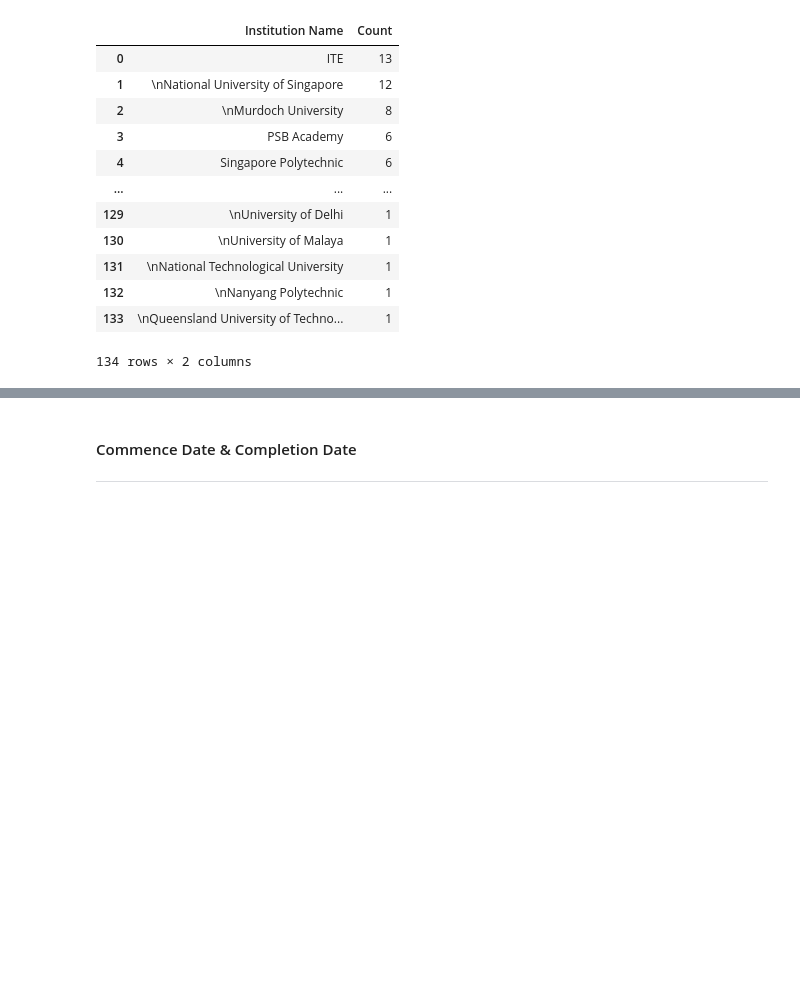
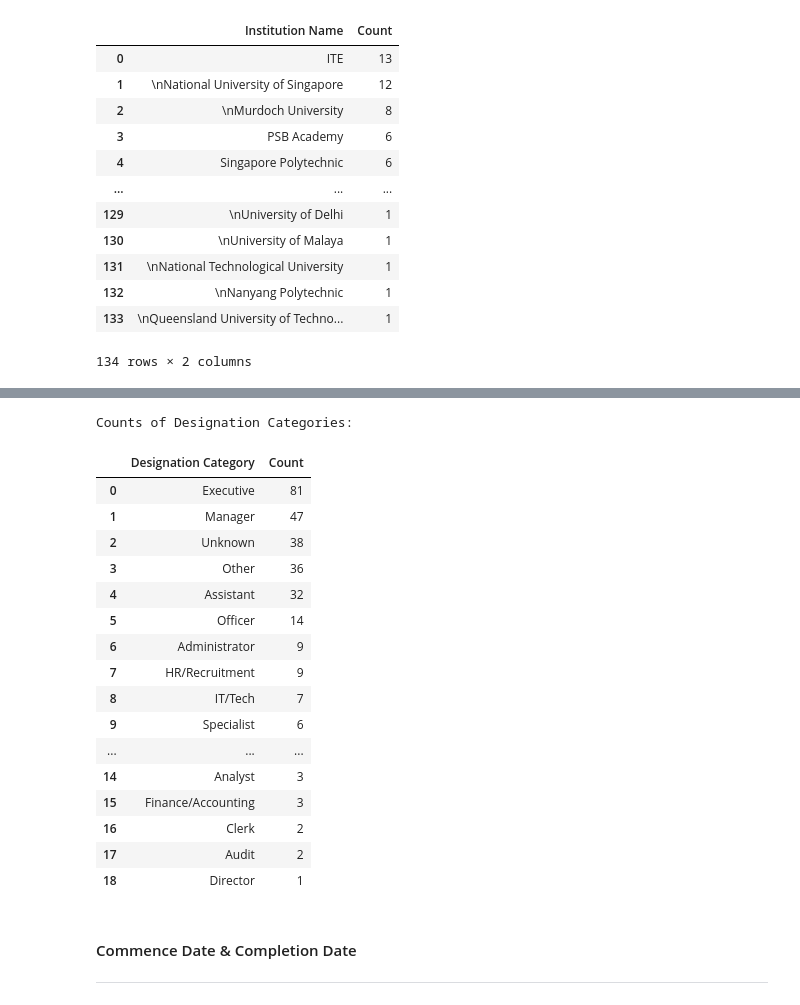
Before and after one commit to swamhtetg90/DAVI-CA2, a Jupyter notebook: data_cleaning.ipynb, the cells around one changed output, grey strips where cells are left out. Saved outputs shown, nothing was run; the diff lists cells and outputs as text; code cells hidden in the pictures; blank space fills up the shorter version.

```diff
--- a/data_cleaning.ipynb
+++ b/data_cleaning.ipynb
@@ -489,3 +627,78 @@ Unique values in 'INSTITUTION_NAME' column:
+# %%
+# Function to categorize designations based on keywords
+def categorize_designation(designation):
+    if pd.isna(designation) or designation.strip() in ['', '-', 'N.A.']:
+        return 'Unknown'
+    designation = str(designation).lower()
+    if 'manager' in designation:
+        return 'Manager'
+    elif 'executive' in designation:
+        return 'Executive'
+    elif 'assistant' in designation:
+        return 'Assistant'
+    elif 'officer' in designation:
+        return 'Officer'
+    elif 'specialist' in designation:
+        return 'Specialist'
+    elif 'consultant' in designation:
+        return 'Consultant'
+    elif 'coordinator' in designation:
+        return 'Coordinator'
+    elif 'head' in designation:
+        return 'Head'
+    elif 'director' in designation:
+        return 'Director'
+    elif 'analyst' in designation:
+        return 'Analyst'
+    elif 'administrator' in designation:
+        return 'Administrator'
+    elif 'clerk' in designation:
+        return 'Clerk'
+    elif 'teacher' in designation or 'lecturer' in designation:
+        return 'Educator'
+    elif 'audit' in designation:
+        return 'Audit'
+    elif 'finance' in designation or 'accountant' in designation:
+        return 'Finance/Accounting'
+    elif 'marketing' in designation or 'business development' in designation:
+        return 'Marketing/BD'
+    elif 'recruitment' in designation or 'hr' in designation or 'human resource' in designation:
+        return 'HR/Recruitment'
+    elif 'it' in designation or 'developer' in designation:
+        return 'IT/Tech'
+    elif 'operation' in designation:
+        return 'Operations'
+    # Add more categories as needed
+    else:
+        return 'Other'
+
+# Apply the categorization function
+student_profiles['DESIGNATION_CATEGORY'] = student_profiles['DESIGNATION'].apply(categorize_designation)
+
+# Check the counts of the new categories
+designation_category_counts = student_profiles['DESIGNATION_CATEGORY'].value_counts().reset_index()
+designation_category_counts.columns = ['Designation Category', 'Count']
+print("\nCounts of Designation Categories:")
+display(designation_category_counts)
+# %% [output]
+Counts of Designation Categories:
+|  | Designation Category | Count |
+| 0 | Executive | 81 |
+| 1 | Manager | 47 |
+| 2 | Unknown | 38 |
+| 3 | Other | 36 |
+| 4 | Assistant | 32 |
+| 5 | Officer | 14 |
+| 6 | Administrator | 9 |
+| 7 | HR/Recruitment | 9 |
+| 8 | IT/Tech | 7 |
+| 9 | Specialist | 6 |
+| ... | ... | ... |
+| 14 | Analyst | 3 |
+| 15 | Finance/Accounting | 3 |
+| 16 | Clerk | 2 |
+| 17 | Audit | 2 |
+| 18 | Director | 1 |
 # %% [markdown]
 #### Commence Date & Completion Date
 ---
```
Also changed, not shown: parts of 8 cells of this notebook.
